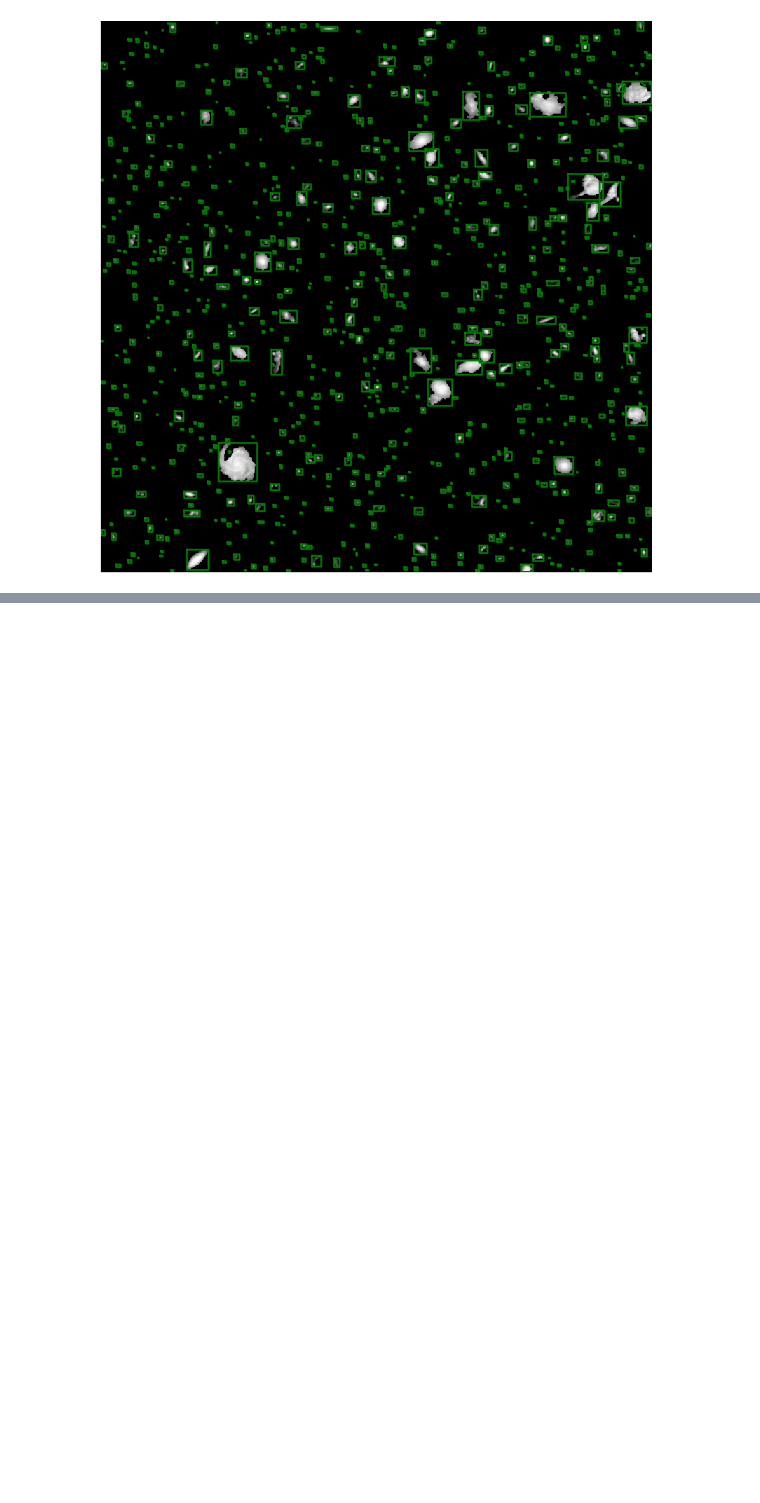
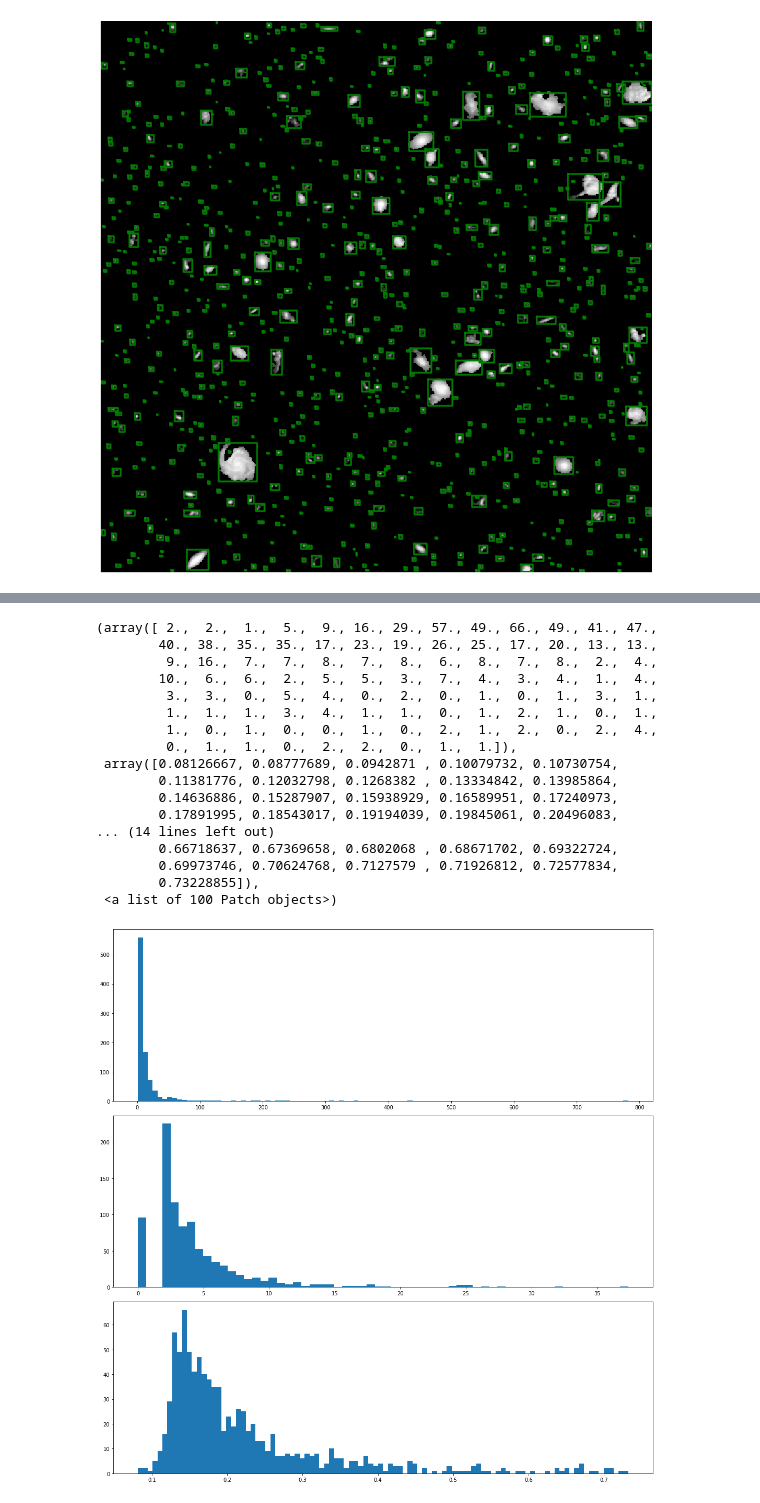
Before and after one commit to ioastorga/s_and_d, a Jupyter notebook: revised_contours_v1.ipynb, the cells around one changed output, grey strips where cells are left out. Cells and saved outputs as stored; diff of their text form; code cells hidden in the pictures; blank space fills up the shorter version.

```diff
--- a/revised_contours_v1.ipynb
+++ b/revised_contours_v1.ipynb
@@ -111,13 +115,14 @@ plt.axis('off')
 (-0.5, 499.5, 499.5, -0.5)
 [figure]
 # %%
+mask_ipol = ~mask_pol
+clipped_stars_pol = np.copy(stars_gray)
+clipped_stars_pol[mask_ipol] = 0
+
 label_img_pol = label(mask_pol, connectivity=1)
-regions_pol = regionprops(label_img_pol)
+regions_pol = regionprops(label_img_pol,clipped_stars_pol)
 print('Number of polygon regions:{}'.format(len(regions_pol)))
 
-clipped_stars_pol = np.copy(stars_gray)
-mask_ipol = ~mask_pol
-clipped_stars_pol[mask_ipol] = 0
 
 # fig_cpol, ax_cpol = plt.subplots()
 # ax_cpol.imshow(clipped_stars_pol, cmap=plt.cm.gray)
@@ -139,0 +177,30 @@ plt.axis('off')
+# %%
+#From polygons
+
+areas_pol = np.array([prop_pol.area for prop_pol in regions_pol])
+major_length_pol = np.array([prop_pol.major_axis_length for prop_pol in regions_pol])
+mean_int_pol = np.array([prop_pol.mean_intensity for prop_pol in regions_pol])
+
+fig, axs = plt.subplots(3,1,tight_layout=True)
+axs[0].hist(areas_pol, bins=100)
+axs[1].hist(major_length_pol, bins=60)
+axs[2].hist(mean_int_pol, bins=100)
+# %% [output]
+(array([ 2.,  2.,  1.,  5.,  9., 16., 29., 57., 49., 66., 49., 41., 47.,
+        40., 38., 35., 35., 17., 23., 19., 26., 25., 17., 20., 13., 13.,
+         9., 16.,  7.,  7.,  8.,  7.,  8.,  6.,  8.,  7.,  8.,  2.,  4.,
+        10.,  6.,  6.,  2.,  5.,  5.,  3.,  7.,  4.,  3.,  4.,  1.,  4.,
+         3.,  3.,  0.,  5.,  4.,  0.,  2.,  0.,  1.,  0.,  1.,  3.,  1.,
+         1.,  1.,  1.,  3.,  4.,  1.,  1.,  0.,  1.,  2.,  1.,  0.,  1.,
+         1.,  0.,  1.,  0.,  0.,  1.,  0.,  2.,  1.,  2.,  0.,  2.,  4.,
+         0.,  1.,  1.,  0.,  2.,  2.,  0.,  1.,  1.]),
+ array([0.08126667, 0.08777689, 0.0942871 , 0.10079732, 0.10730754,
+        0.11381776, 0.12032798, 0.1268382 , 0.13334842, 0.13985864,
+        0.14636886, 0.15287907, 0.15938929, 0.16589951, 0.17240973,
+        0.17891995, 0.18543017, 0.19194039, 0.19845061, 0.20496083,
+... (14 lines left out)
+        0.66718637, 0.67369658, 0.6802068 , 0.68671702, 0.69322724,
+        0.69973746, 0.70624768, 0.7127579 , 0.71926812, 0.72577834,
+        0.73228855]),
+ <a list of 100 Patch objects>)
+[figure, added]
```
Also changed, not shown: parts of 7 cells of this notebook.
